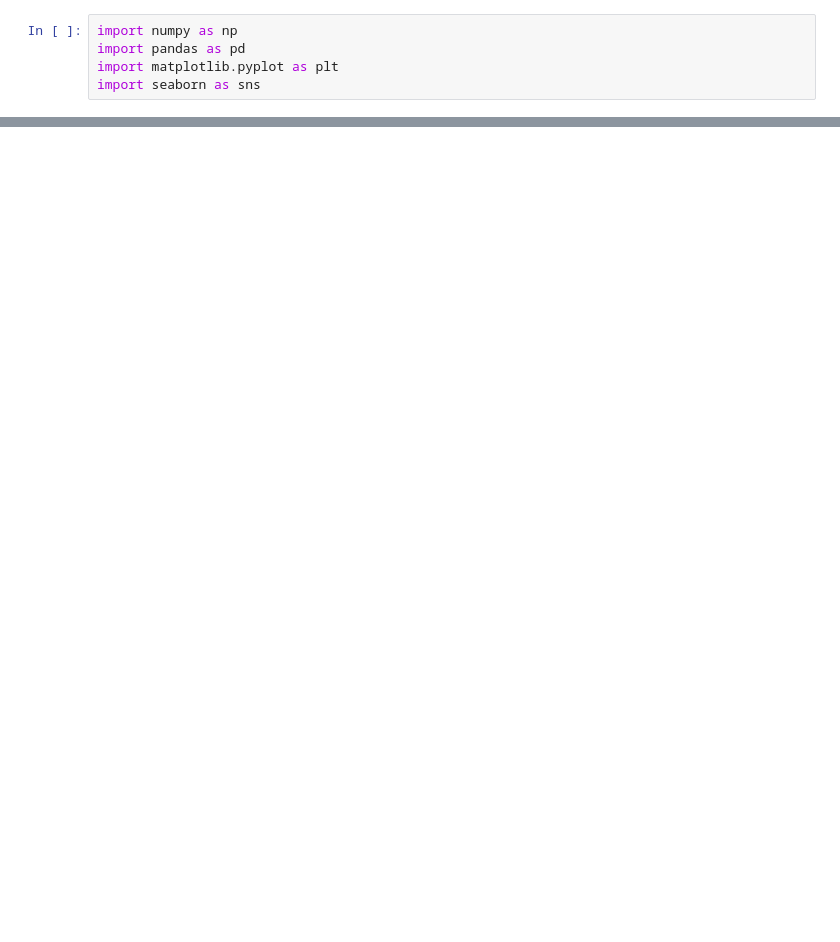
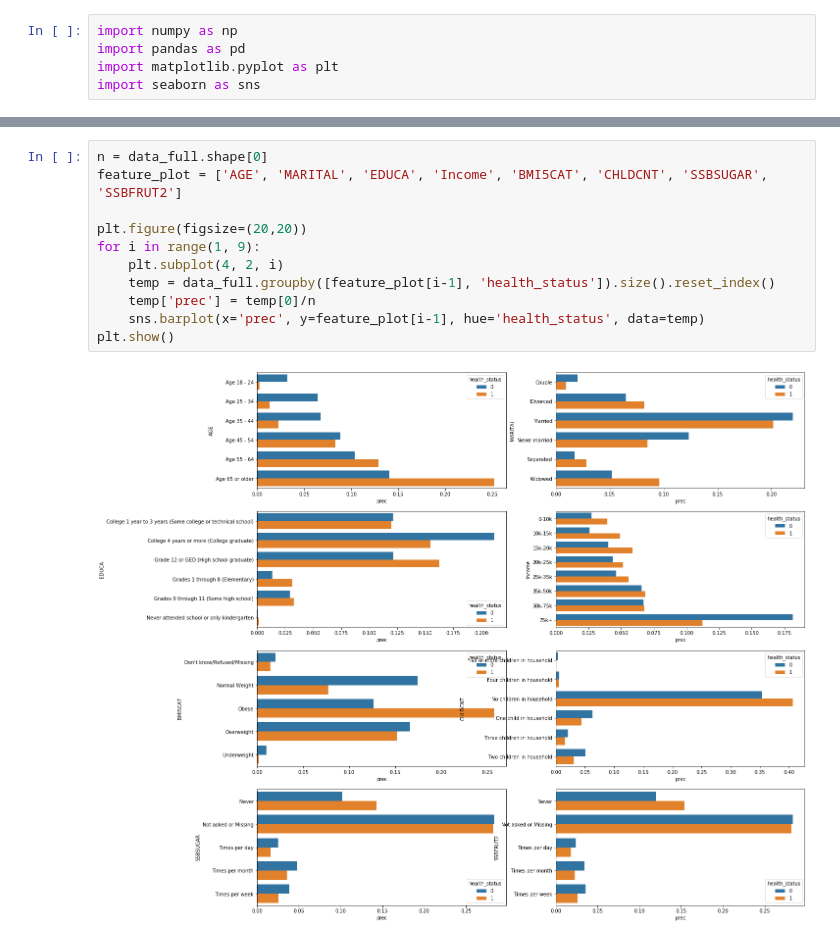
Before and after one commit to Jay4869/Data-Science, a Jupyter notebook: Projects/Prodantial/Untitled.ipynb, the cells around one changed output, grey strips where cells are left out. Drawn from its saved outputs; the diff is of its cells as text; blank space fills up the shorter version.

```diff
--- a/Projects/Prodantial/Untitled.ipynb
+++ b/Projects/Prodantial/Untitled.ipynb
@@ -189,0 +230,13 @@ Name: DRNKDY4, dtype: int64
+# %%
+n = data_full.shape[0]
+feature_plot = ['AGE', 'MARITAL', 'EDUCA', 'Income', 'BMI5CAT', 'CHLDCNT', 'SSBSUGAR', 'SSBFRUT2']
+
+plt.figure(figsize=(20,20))
+for i in range(1, 9):
+    plt.subplot(4, 2, i)
+    temp = data_full.groupby([feature_plot[i-1], 'health_status']).size().reset_index()
+    temp['prec'] = temp[0]/n
+    sns.barplot(x='prec', y=feature_plot[i-1], hue='health_status', data=temp)
+plt.show()
+# %% [output]
+[figure, added]
```
Also changed, not shown: parts of 18 cells of this notebook.
